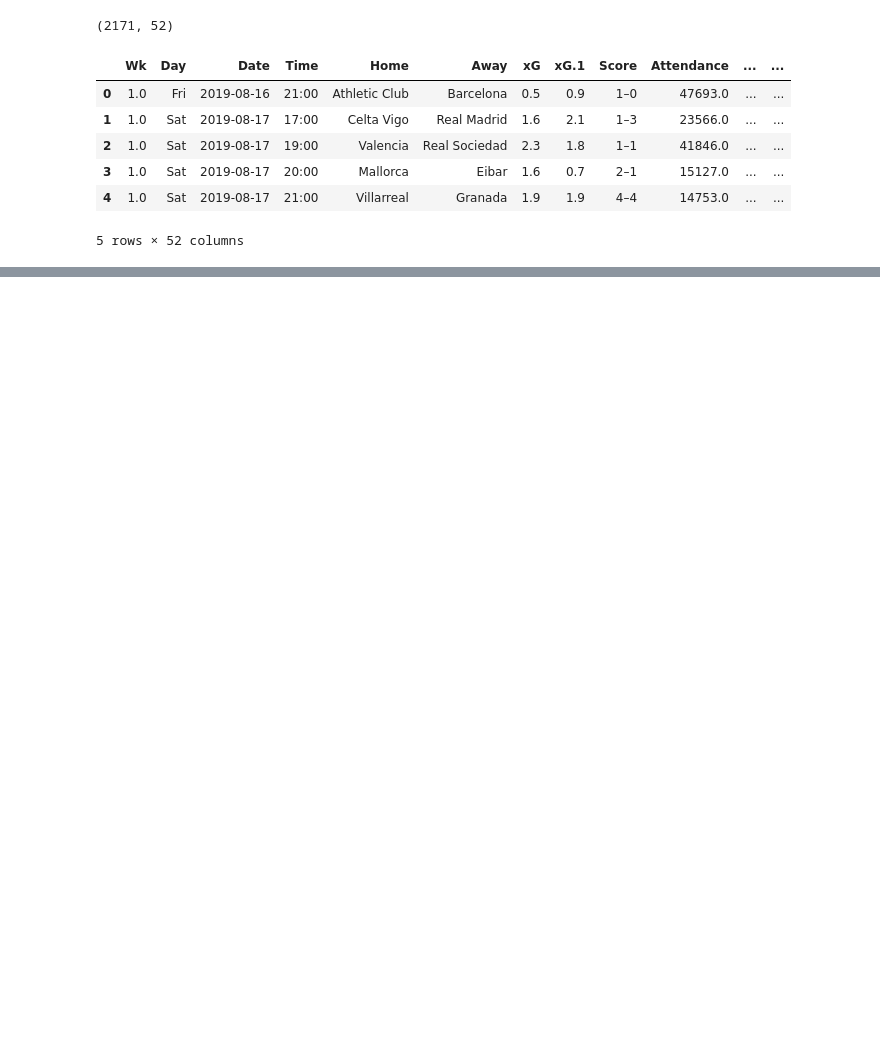
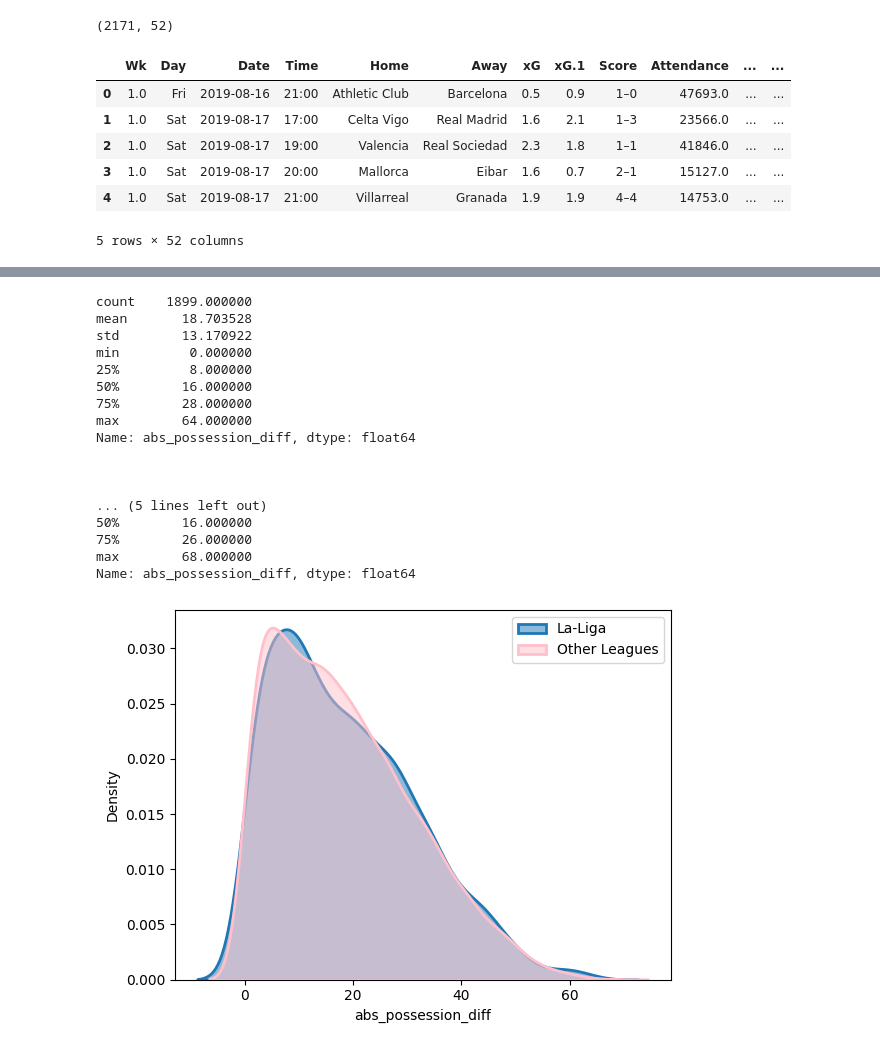
Before and after one commit to esenbora/sporg_proj_1, a Jupyter notebook: EDA.ipynb, the cells around one changed output, grey strips where cells are left out. Cells and saved outputs as stored; diff of their text form; code cells hidden in the pictures; blank space fills up the shorter version.

```diff
--- a/EDA.ipynb
+++ b/EDA.ipynb
@@ -296,0 +375,21 @@ Name: t1_formation, dtype: float64
+# %%
+compare_columns({"La-Liga": laliga_df}, {"Other Leagues": rest_df}, "abs_possession_diff")
+# %% [output]
+count    1899.000000
+mean       18.703528
+std        13.170922
+min         0.000000
+25%         8.000000
+50%        16.000000
+75%        28.000000
+max        64.000000
+Name: abs_possession_diff, dtype: float64
+
+
+
+... (5 lines left out)
+50%        16.000000
+75%        26.000000
+max        68.000000
+Name: abs_possession_diff, dtype: float64
+[figure, added]
```
Also changed, not shown: parts of 17 cells of this notebook.
